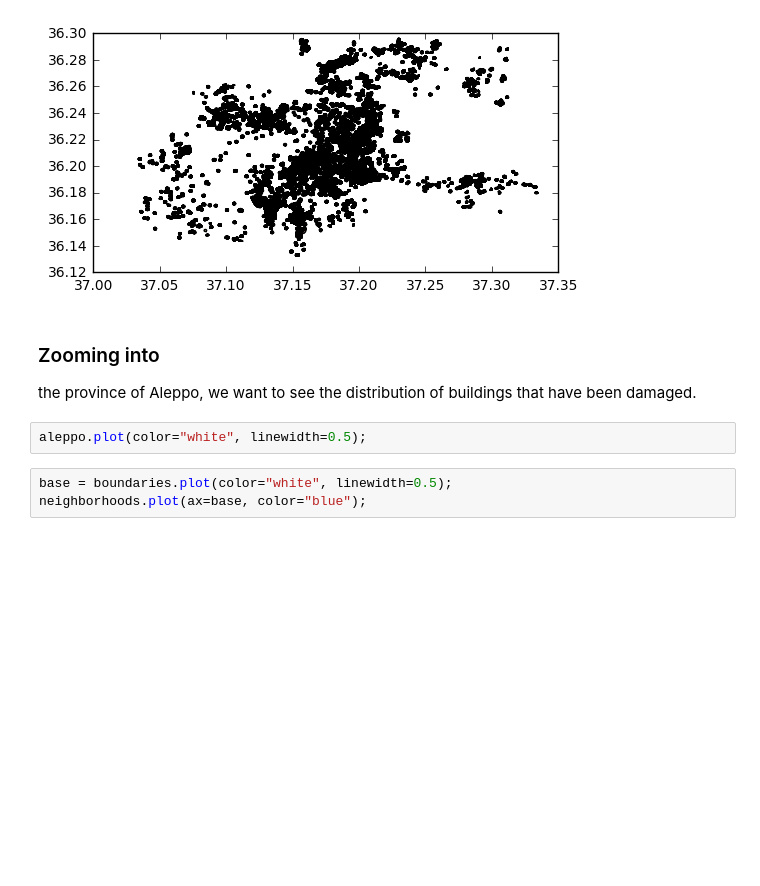
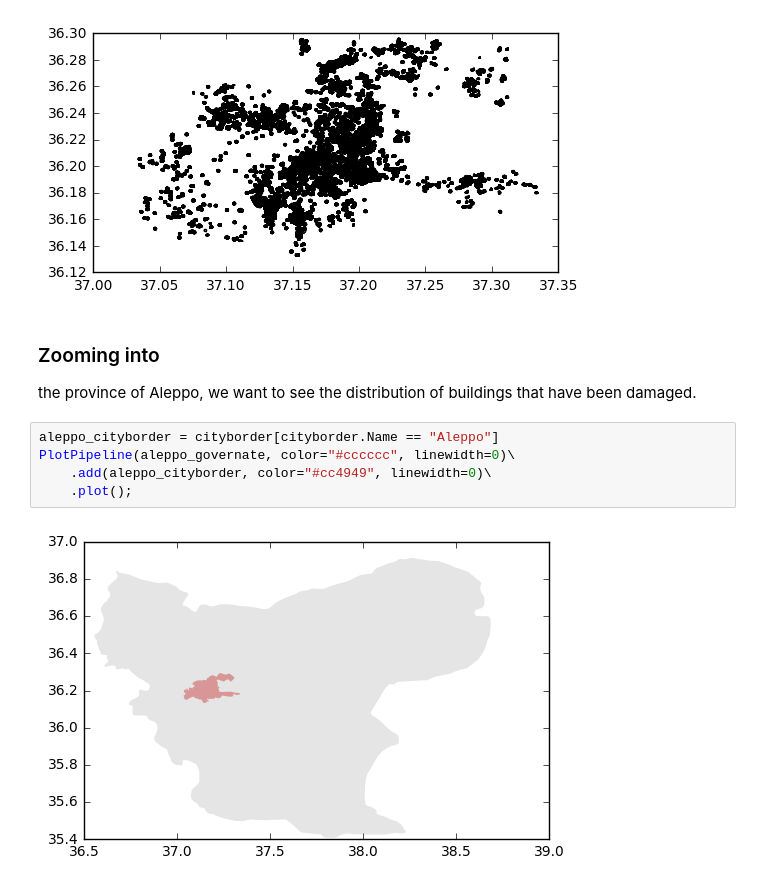
Before and after one commit to cosmicBboy/syria-project, a Jupyter notebook: eda/01-exploration.ipynb, the cells around one changed output. Saved outputs shown, nothing was run; the diff lists cells and outputs as text; blank space fills up the shorter version.

```diff
--- a/eda/01-exploration.ipynb
+++ b/eda/01-exploration.ipynb
@@ -66,8 +98,10 @@ cont_perc_dmg.plot()
 ### Zooming into
 
 the province of Aleppo, we want to see the distribution of buildings that have been damaged.
-# %%
-aleppo.plot(color="white", linewidth=0.5);
-# %%
-base = boundaries.plot(color="white", linewidth=0.5);
-neighborhoods.plot(ax=base, color="blue");
+# %%
+aleppo_cityborder = cityborder[cityborder.Name == "Aleppo"]
+PlotPipeline(aleppo_governate, color="#cccccc", linewidth=0)\
+    .add(aleppo_cityborder, color="#cc4949", linewidth=0)\
+    .plot();
+# %% [output]
+[figure, added]
```
Also changed, not shown: parts of 25 cells of this notebook, 7 other files.
